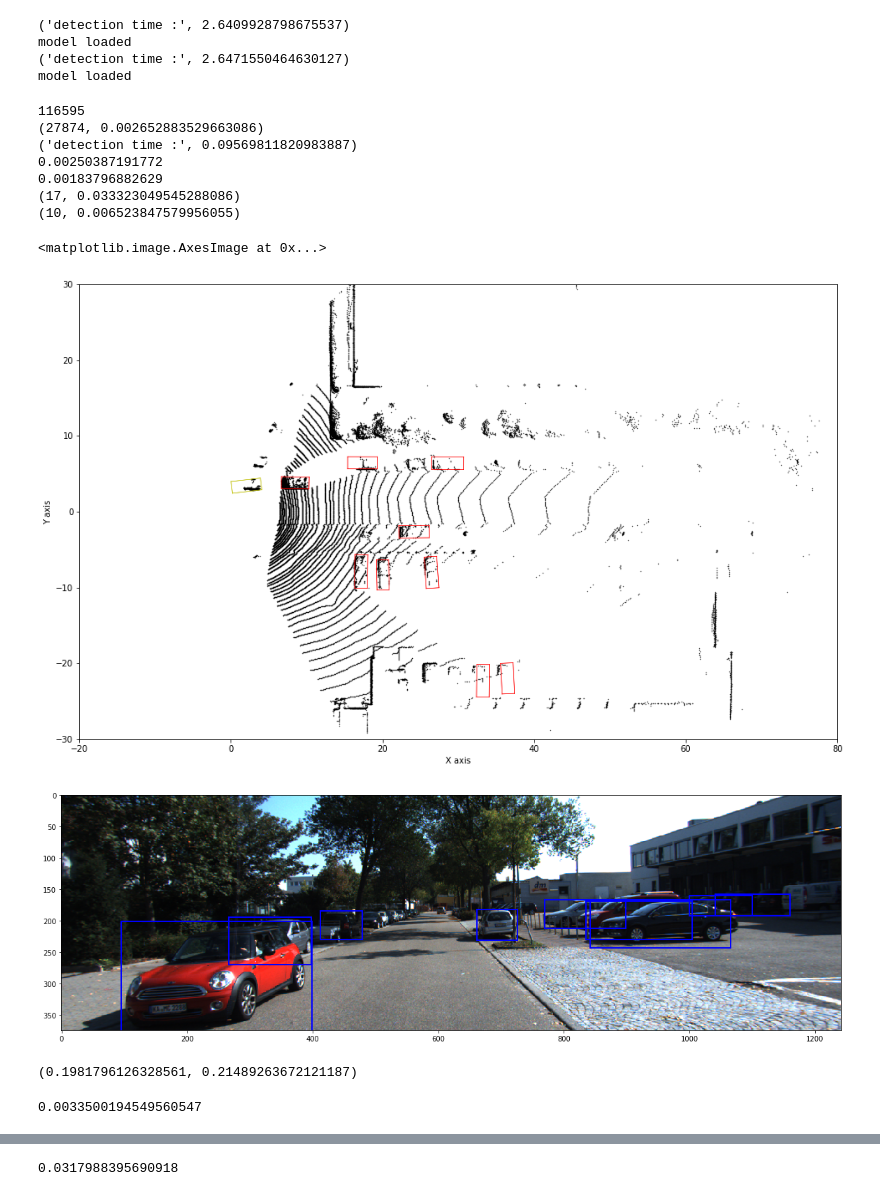
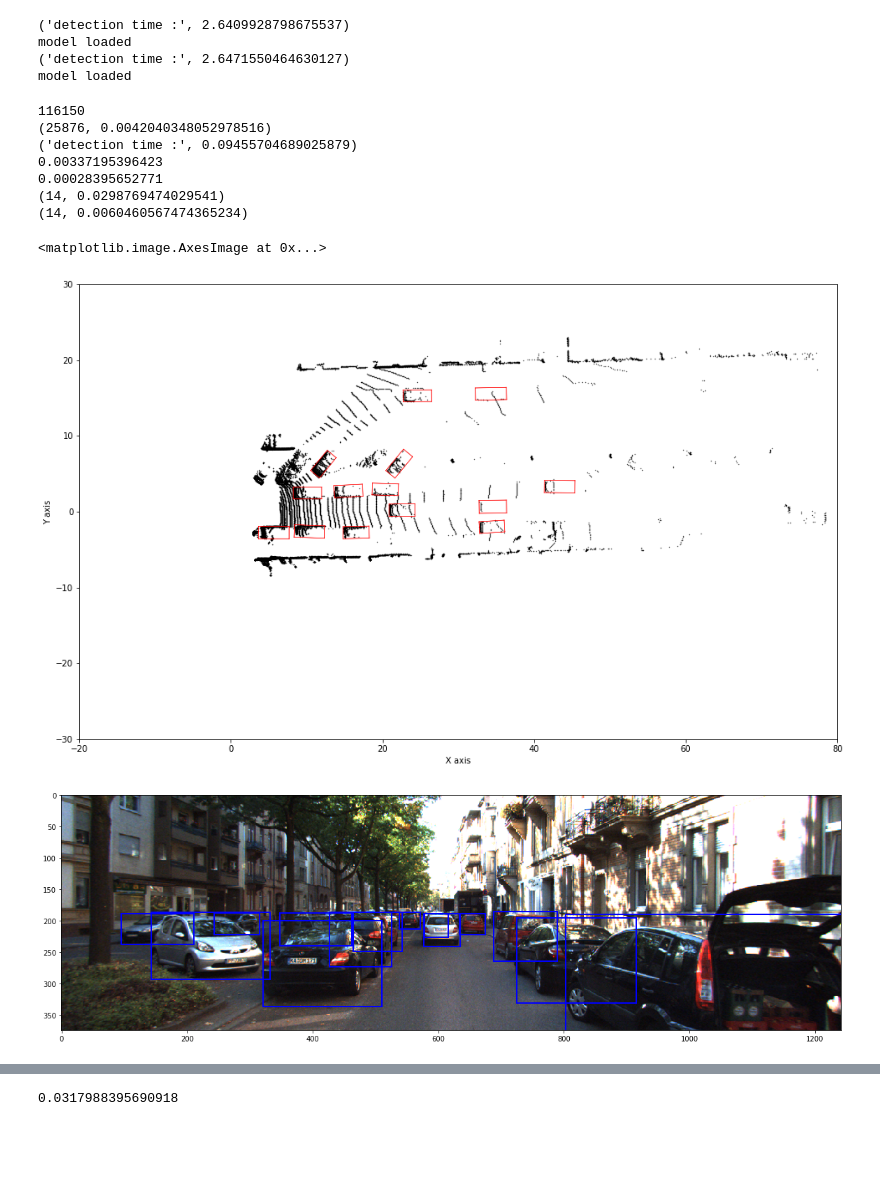
Before and after one commit to kwea123/frustum-pointnets-work, a Jupyter notebook: train/visualization.ipynb, the cells around one changed output, grey strips where cells are left out. Drawn from its saved outputs; the diff is of its cells as text; code cells hidden in the pictures; blank space fills up the shorter version.

```diff
--- a/train/visualization.ipynb
+++ b/train/visualization.ipynb
@@ -412,7 +412,7 @@ def boxes_intersect(corners1, corners2):
     rect2 = Polygon(corners2[:4, [0, 2]])
     return rect1.intersects(rect2)
 # %%
-img_id = 1840
+img_id = 1908
 
 calib = Calibration('/home/ubuntu/workspace/frustum-pointnets/dataset/KITTI/object/training/calib/%06d.txt'%img_id)
 path = '/home/ubuntu/workspace/frustum-pointnets/dataset/KITTI/object/training/velodyne/%06d.bin'%img_id
@@ -436,7 +436,7 @@ ti = time.time()
 pts_2d = calib.project_velo_to_image(points[:, :3])
 fov_inds = (pts_2d[:,0]<img_w+1000) & (pts_2d[:,0]>=-1000) & (pts_2d[:,1]<img_h) & (pts_2d[:,1]>=0)
 points = points.compress(fov_inds, axis=0)
-pc_image_coord = calib.project_velo_to_image(points[:, :3])
+pc_image_coord = pts_2d.compress(fov_inds, axis=0)
 print(len(points), time.time()-ti)
 
 all_sample_points = []
@@ -497,66 +497,48 @@ print(time.time()-ti)
 ti = time.time()
 if len(one_hot_vecs)>0:
     batch_logits, batch_centers, batch_heading_scores, batch_heading_residuals, batch_size_scores, \
     batch_size_residuals = inference(sess, ops, np.concatenate(all_sample_points), np.concatenate(one_hot_vecs))
 print(len(one_hot_vecs), time.time()-ti)
 
 ti = time.time()
-boxes_2d = []
 boxes_3d_cam2 = []
-boxes_3d_velo = []
 for i in range(len(one_hot_vecs)):
     h,w,l,tx,ty,tz,ry = provider.from_prediction_to_label_format(batch_centers[i], batch_heading_scores[i], batch_heading_residuals[i], batch_size_scores[i], batch_size_residuals[i], frustum_angles[i]+np.pi/2)
     corners_3d_cam2 = compute_3d_box_cam2(h,w,l,tx,ty,tz,ry).T # 8x3
     add = True
 #     if i >= n_det_2d:
     for box_3d_ in boxes_3d_cam2:
         if boxes_intersect(corners_3d_cam2, box_3d_):
             add = False
             break
     if add:
         boxes_3d_cam2 += [corners_3d_cam2]
-        boxes_3d_velo += [calib.project_rect_to_velo(corners_3d_cam2)]
-        box2d = calib.project_rect_to_image(corners_3d_cam2)
-        xmin = np.min(box2d[:, 0])
-        xmax = np.max(box2d[:, 0])
-        ymin = np.min(box2d[:, 1])
-        ymax = np.max(box2d[:, 1])
-        boxes_2d += [(xmin, ymin, xmax, ymax)]
-print(len(boxes_3d_velo), time.time()-ti)
+print(len(boxes_3d_cam2), time.time()-ti)
 
 fig, ax = plt.subplots(figsize=(20, 10))
 draw_point_cloud(ax, points, axes=[0, 1])
-for i, box_3d in enumerate(boxes_3d_velo):
+for i, box_3d_cam2 in enumerate(boxes_3d_cam2):
     color = 'r' if i < n_det_2d else 'y'
+    box_3d = calib.project_rect_to_velo(box_3d_cam2)
     draw_box(ax, box_3d.T, axes=[0, 1], color=color)
 fig, ax = plt.subplots(figsize=(20, 10))
-for box_2d in boxes_2d:
-    xmin, ymin, xmax, ymax = box_2d
+for box_3d_cam2 in boxes_3d_cam2:
+    box2d = calib.project_rect_to_image(box_3d_cam2)
+    xmin = np.min(box2d[:, 0])
+    xmax = np.max(box2d[:, 0])
+    ymin = np.min(box2d[:, 1])
+    ymax = np.max(box2d[:, 1])
     rect = patches.Rectangle((xmin, ymin), xmax-xmin, ymax-ymin, lw=2, color='b', fill=False)
     ax.add_patch(rect)
 plt.imshow(img)
 # %% [output]
-116595
-(27874, 0.002652883529663086)
-('detection time :', 0.09569811820983887)
-0.00250387191772
-0.00183796882629
-(17, 0.033323049545288086)
-(10, 0.006523847579956055)
+116150
+(25876, 0.0042040348052978516)
+('detection time :', 0.09455704689025879)
+0.00337195396423
+0.00028395652771
+(14, 0.0298769474029541)
+(14, 0.0060460567474365234)
 <matplotlib.image.AxesImage at 0x...>
-[figure, old version]
+[figure, new version]
-[figure, old version]
+[figure, new version]
-# %%
-
-ti = time.time()
-corners1 = corners_3d_cam2
-corners2 = box_3d_
-
-# rect1 = Polygon(corners1[:4, [0, 2]])
-# rect2 = Polygon(corners2[:4, [0, 2]])
-# print(rect1.intersects(rect2))
-print(box3d_iou(corners_3d_cam2, box_3d_))
-time.time()-ti
-# %% [output]
-(0.1981796126328561, 0.21489263672121187)
-0.0033500194549560547
```
Also changed, not shown: parts of 4 cells of this notebook.
